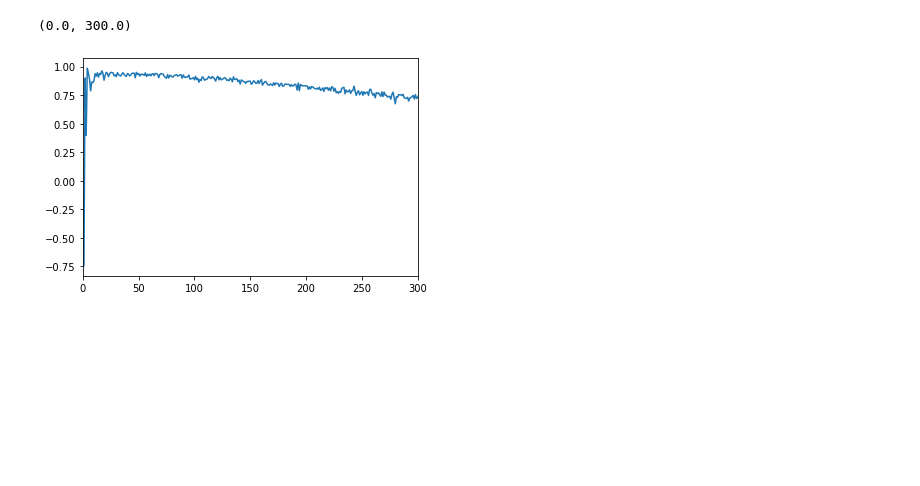
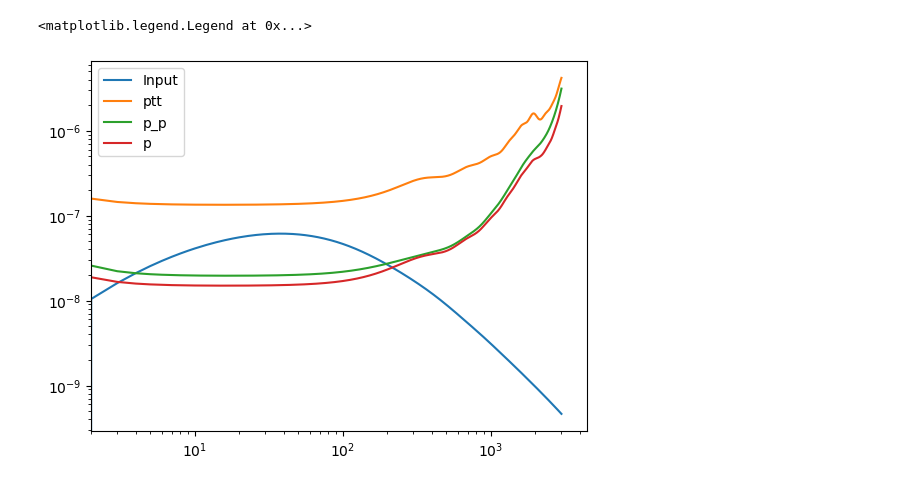
Before and after one commit to antolonappan/qe, a Jupyter notebook: quest.ipynb, the cells around one changed output. Drawn from its saved outputs; the diff is of its cells as text; code cells hidden in the pictures; blank space fills up the shorter version.

Commit message:
n0 and response
Signed-off-by: Anto Idicherian Lonappan <antolonappan@icloud.com>

```diff
--- a/quest.ipynb
+++ b/quest.ipynb
@@ -168,6 +190,0 @@ plt.xlim(0,300)
-# %%
-plt.plot(hp.alm2cl(qlm_pp,iqlm)/np.sqrt(hp.alm2cl(qlm_pp)*hp.alm2cl(iqlm)))
-plt.xlim(0,300)
-# %% [output]
-(0.0, 300.0)
-[figure, removed]
@@ -173,0 +195,18 @@ plt.xlim(0,300)
+# %%
+
+cls_weight = cl_len.copy()
+
+fal_sepTP =  {'tt': cli(cl_len['tt'][:lmax_ivf + 1] + (nlev_t / 60. / 180. * np.pi) ** 2 / bl ** 2),
+              'ee': cli(cl_len['ee'][:lmax_ivf + 1] + (nlev_p / 60. / 180. * np.pi) ** 2 / bl ** 2),
+              'bb': cli(cl_len['bb'][:lmax_ivf + 1] + (nlev_p / 60. / 180. * np.pi) ** 2 / bl ** 2)}
+
+
+cls_ivfs_sepTP = {'tt':fal_sepTP['tt'].copy(),
+                  'ee':fal_sepTP['ee'].copy(),
+                  'bb':fal_sepTP['bb'].copy(),
+                  'te':cl_len['te'][:lmax_ivf + 1] * fal_sepTP['tt'] * fal_sepTP['ee']}
+cls_dat = {
+    'tt': (cl_len['tt'][:lmax_ivf + 1] + (nlev_t / 60. /180. * np.pi) ** 2 / bl ** 2),
+    'ee': (cl_len['ee'][:lmax_ivf + 1] + (nlev_p / 60. /180. * np.pi) ** 2 / bl ** 2),
+    'bb': (cl_len['bb'][:lmax_ivf + 1] + (nlev_p / 60. /180. * np.pi) ** 2 / bl ** 2),
+    'te':  np.copy(cl_len['te'][:lmax_ivf + 1]) }
@@ -173,0 +217,21 @@ plt.xlim(0,300)
+# %%
+N0 = {}
+rf = {}
+for qe_key in ['ptt','p_p', 'p']:
+    mNG,_,_,_ = rl.get_nhl(qe_key, qe_key, cls_weight, cls_ivfs_sepTP, lmax_ivf, lmax_ivf, lmax_out=lmax_qlm)
+    mRG,_,_,_  = rl.get_response(qe_key, lmax_ivf, 'p', cls_weight, cl_len, fal_sepTP, lmax_qlm=lmax_qlm)
+    N0[qe_key] = mNG
+    rf[qe_key] = mRG
+# %%
+ellp = np.arange(1, lmax_qlm + 1)
+w = lambda ell : ell ** 2 *(ell + 1) ** 2  * 0.5 / np.pi
+ylabel = r'$10^7\cdot L^2(L + 1)^2 C_L^{\phi\phi} / 2\pi$'
+# %%
+plt.loglog(ellp , w(ellp) * cl_unl['pp'][ellp]*1e-14,label='Input')
+plt.xlim(2,None)
+for qe_key in ['ptt','p_p', 'p']:
+    plt.loglog(ellp, w(ellp) * cli(rf[qe_key][ellp]**2) * N0[qe_key][ellp],label=qe_key)
+plt.legend()
+# %% [output]
+<matplotlib.legend.Legend at 0x...>
+[figure, added]
```
Also changed, not shown: parts of 9 cells of this notebook, 2 other files.
